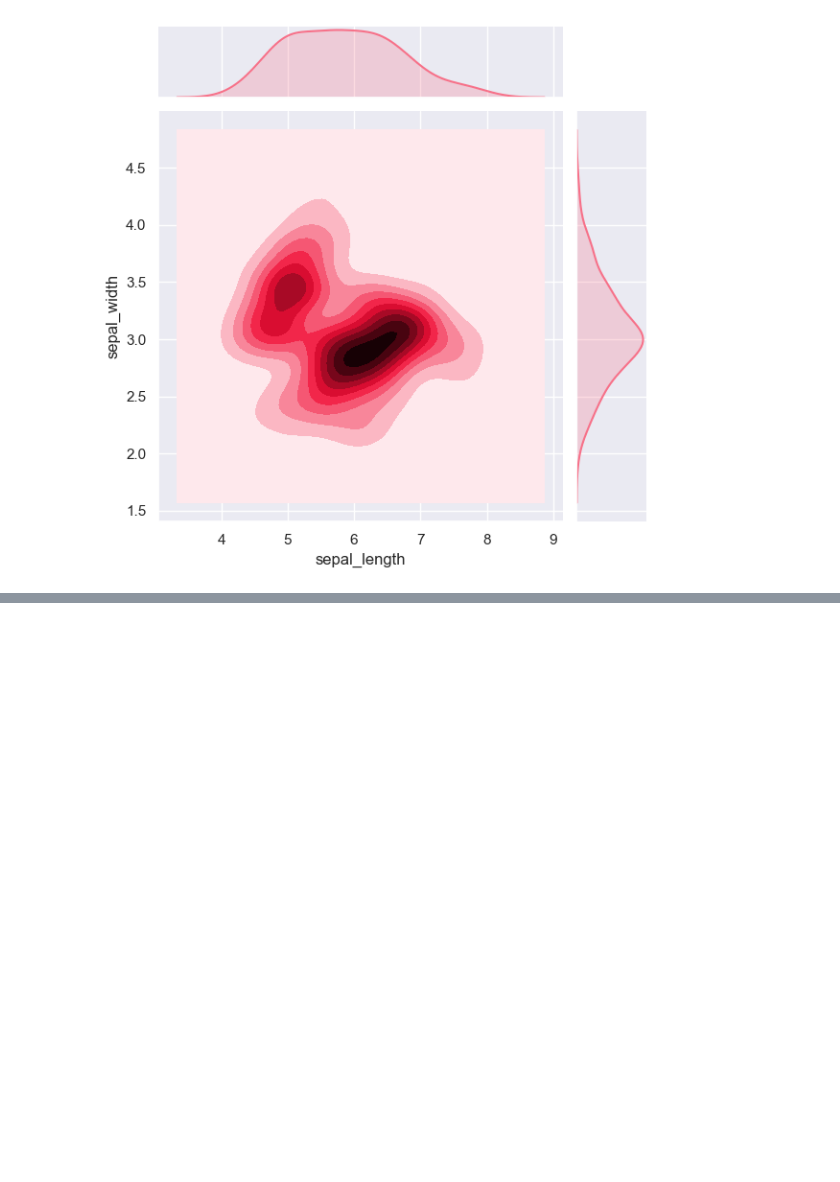
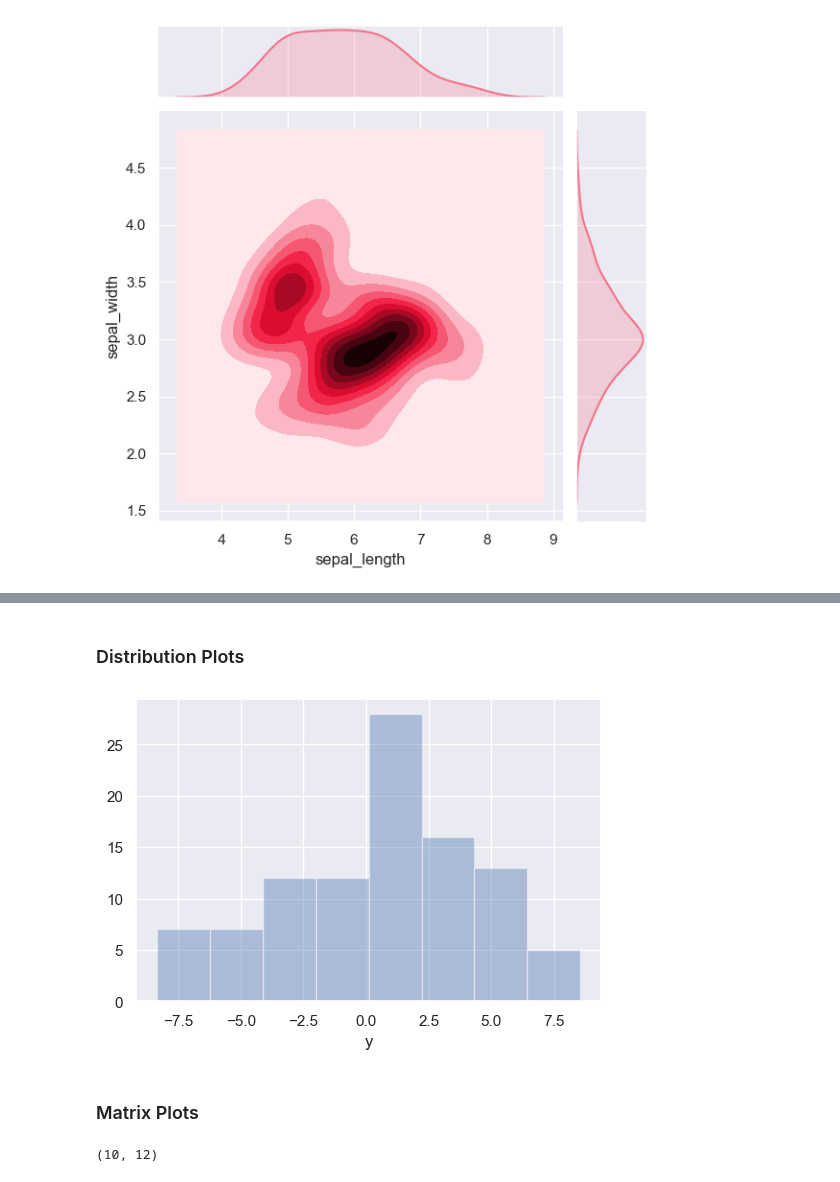
Before and after one commit to atal5/DataVisualizations, a Jupyter notebook: DataVisualizationInPython.ipynb, the cells around one changed output, grey strips where cells are left out. Saved outputs shown, nothing was run; the diff lists cells and outputs as text; code cells hidden in the pictures; blank space fills up the shorter version.

```diff
--- a/DataVisualizationInPython.ipynb
+++ b/DataVisualizationInPython.ipynb
@@ -99,0 +124,12 @@ sns.jointplot("sepal_length","sepal_width",data=iris,kind='kde');
+# %% [markdown]
+### Distribution Plots
+# %%
+plot = sns.distplot(data.y,kde=False,color="b")
+# %% [output]
+[figure, added]
+# %% [markdown]
+### Matrix Plots
+# %%
+uniform_data.shape
+# %% [output]
+(10, 12)
```
Also changed, not shown: parts of 21 cells of this notebook.
